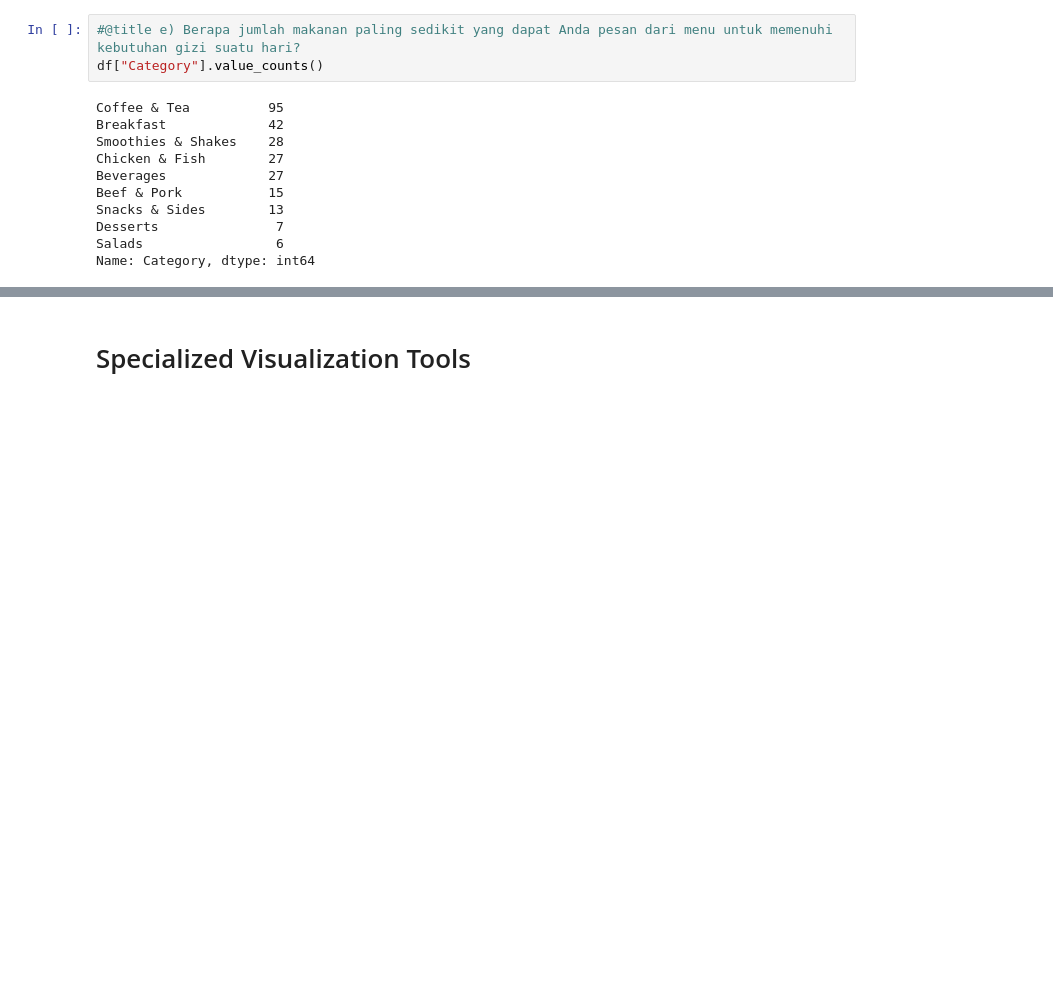
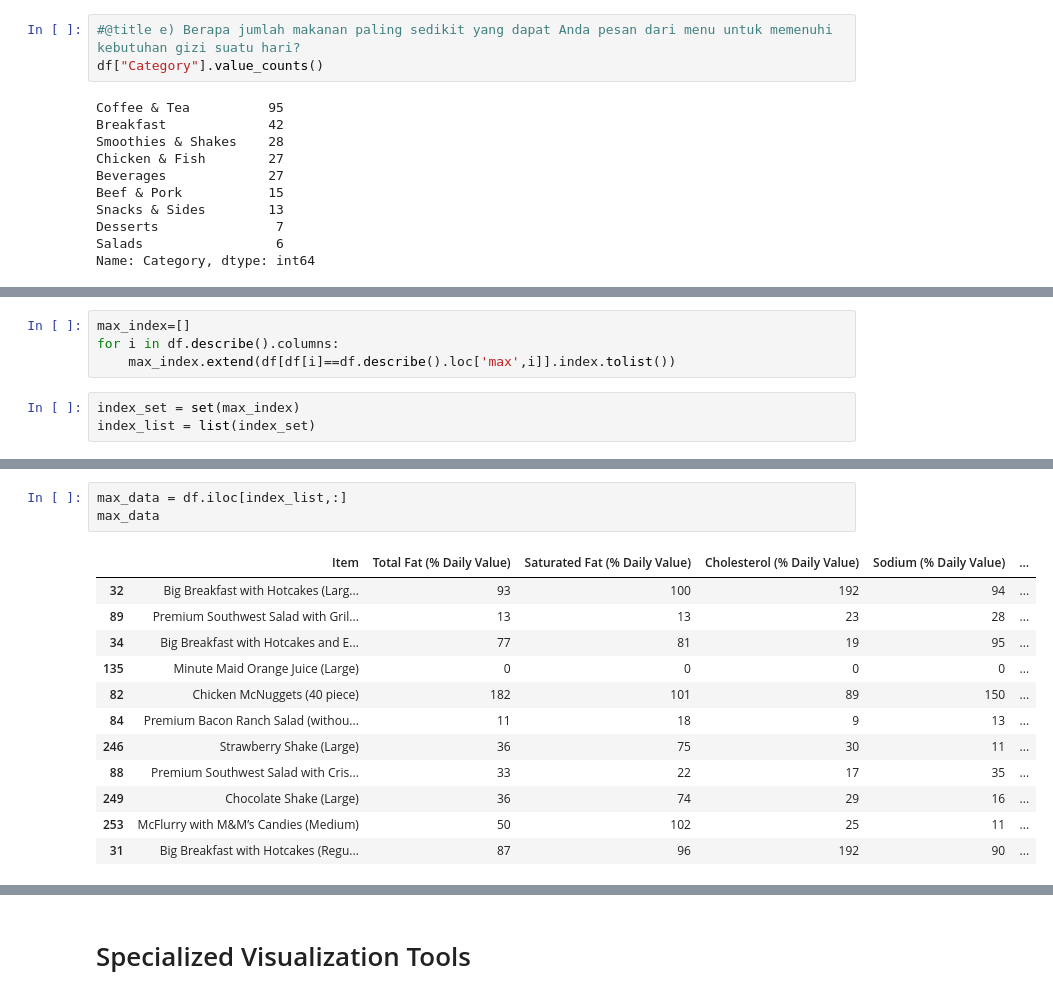
Before and after one commit to Andhi1710/python, a Jupyter notebook: (Andhi_Hamzah)_McDonald's.ipynb, the cells around one changed output, grey strips where cells are left out. Drawn from its saved outputs; the diff is of its cells as text; blank space fills up the shorter version.

```diff
--- a/(Andhi_Hamzah)_McDonald's.ipynb
+++ b/(Andhi_Hamzah)_McDonald's.ipynb
@@ -358,0 +327,7 @@ df.head()
+# %%
+max_index=[]
+for i in df.describe().columns:
+    max_index.extend(df[df[i]==df.describe().loc['max',i]].index.tolist())
+# %%
+index_set = set(max_index)
+index_list = list(index_set)
@@ -358,0 +338,16 @@ df.head()
+# %%
+max_data = df.iloc[index_list,:]
+max_data
+# %% [output]
+|  | Item | Total Fat (% Daily Value) | Saturated Fat (% Daily Value) | Cholesterol (% Daily Value) | Sodium (% Daily Value) | ... |
+| 32 | Big Breakfast with Hotcakes (Larg... | 93 | 100 | 192 | 94 | ... |
+| 89 | Premium Southwest Salad with Gril... | 13 | 13 | 23 | 28 | ... |
+| 34 | Big Breakfast with Hotcakes and E... | 77 | 81 | 19 | 95 | ... |
+| 135 | Minute Maid Orange Juice (Large) | 0 | 0 | 0 | 0 | ... |
+| 82 | Chicken McNuggets (40 piece) | 182 | 101 | 89 | 150 | ... |
+| 84 | Premium Bacon Ranch Salad (withou... | 11 | 18 | 9 | 13 | ... |
+| 246 | Strawberry Shake (Large) | 36 | 75 | 30 | 11 | ... |
+| 88 | Premium Southwest Salad with Cris... | 33 | 22 | 17 | 35 | ... |
+| 249 | Chocolate Shake (Large) | 36 | 74 | 29 | 16 | ... |
+| 253 | McFlurry with M&M’s Candies (Medium) | 50 | 102 | 25 | 11 | ... |
+| 31 | Big Breakfast with Hotcakes (Regu... | 87 | 96 | 192 | 90 | ... |
```
Also changed, not shown: parts of 9 cells of this notebook.
